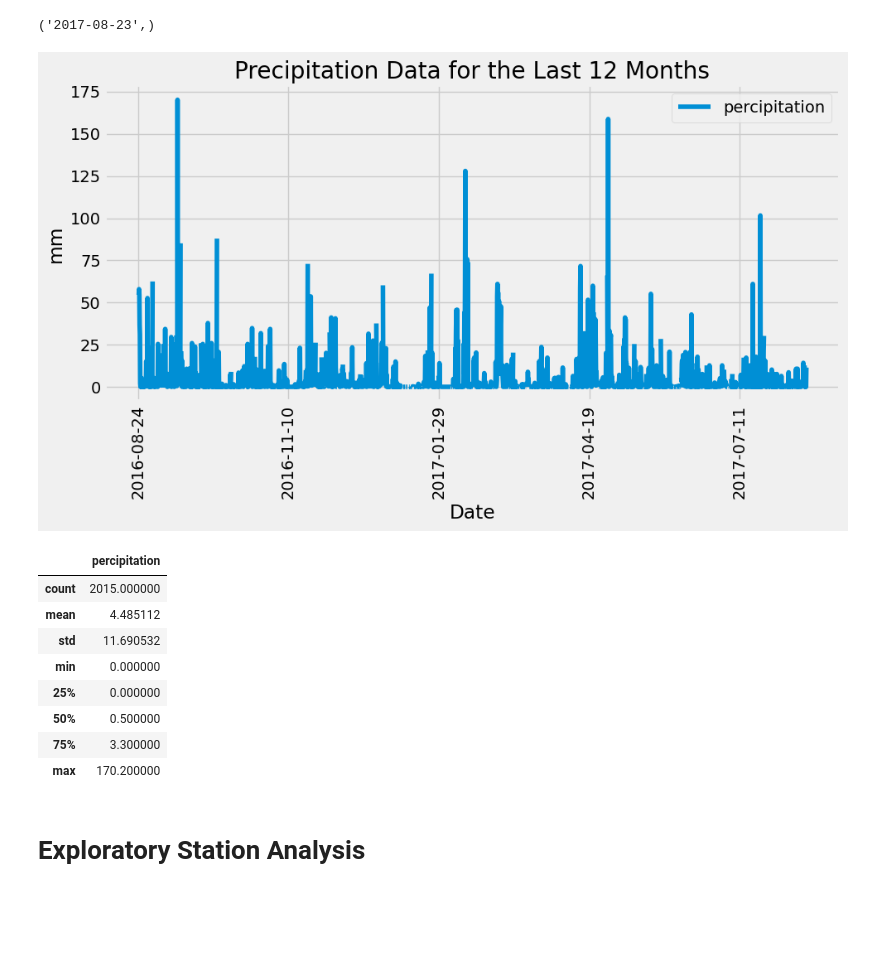
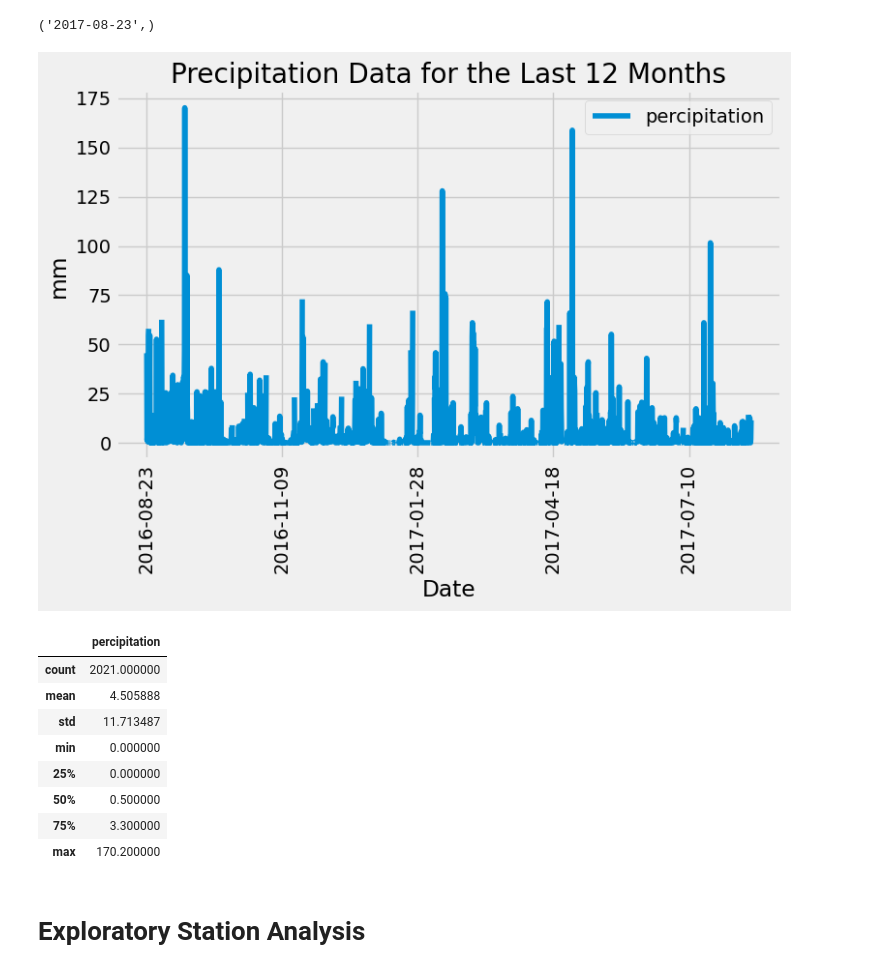
Before and after one commit to TruptiRadadiya/sqlalchemy-challenge, a Jupyter notebook: SurfsUp/climate_starter.ipynb, the cells around one changed output. Drawn from its saved outputs; the diff is of its cells as text; code cells hidden in the pictures; blank space fills up the shorter version.

```diff
--- a/SurfsUp/climate_starter.ipynb
+++ b/SurfsUp/climate_starter.ipynb
@@ -47,45 +47,43 @@ most_recent_date
 # %%
 # Design a query to retrieve the last 12 months of precipitation data and plot the results.
 # Starting from the most recent data point in the database.
 most_recent_date_str = most_recent_date[0]
-recent_date = dt.datetime.strptime(most_recent_date_str, '%Y-%m-%d')
+recent_date = dt.date(2017, 8, 23)
 
 # Calculate the date one year from the last date in data set.
 date_one_year_ago = recent_date - dt.timedelta(days=365)
 
 # Perform a query to retrieve the data and precipitation scores
 date_and_percp_data = session.query(Measurement.date, Measurement.prcp).\
-                        filter(Measurement.date >= date_one_year_ago).\
-                            filter(Measurement.date <= recent_date).all()
+                        filter(Measurement.date >= date_one_year_ago).all()
 
 # Save the query results as a Pandas DataFrame. Explicitly set the column names
 date_and_percp_data_df = pd.DataFrame(date_and_percp_data, columns=['date','percipitation'])
-#date_and_percp_data_df = date_and_percp_data_df.dropna(how='any')
 
 # Sort the dataframe by date
 date_and_percp_data_df = date_and_percp_data_df.sort_values(by='date')
 date_and_percp_data_df.set_index('date', inplace=True)
 
 # Use Pandas Plotting with Matplotlib to plot the data
-date_and_percp_data_df.plot(figsize=(10, 6))
+date_and_percp_data_df.plot(figsize=(8, 6))
 plt.title('Precipitation Data for the Last 12 Months')
 plt.xlabel('Date')
 plt.ylabel('mm')
+plt.xticks(rotation=90)
 plt.grid(True)
-plt.xticks(rotation=90)
 plt.tight_layout()
 plt.show()
 # %% [output]
-[figure, old version]
+[figure, new version]
 # %%
 # Use Pandas to calculate the summary statistics for the precipitation data
 summary = date_and_percp_data_df['percipitation'].describe()
 pd.DataFrame(summary)
 # %% [output]
 |  | percipitation |
-| count | 2015.000000 |
-| mean | 4.485112 |
-| std | 11.690532 |
+| count | 2021.000000 |
+| mean | 4.505888 |
+| std | 11.713487 |
 | min | 0.000000 |
 | 25% | 0.000000 |
 | 50% | 0.500000 |
```
Also changed, not shown: parts of 2 cells of this notebook.
